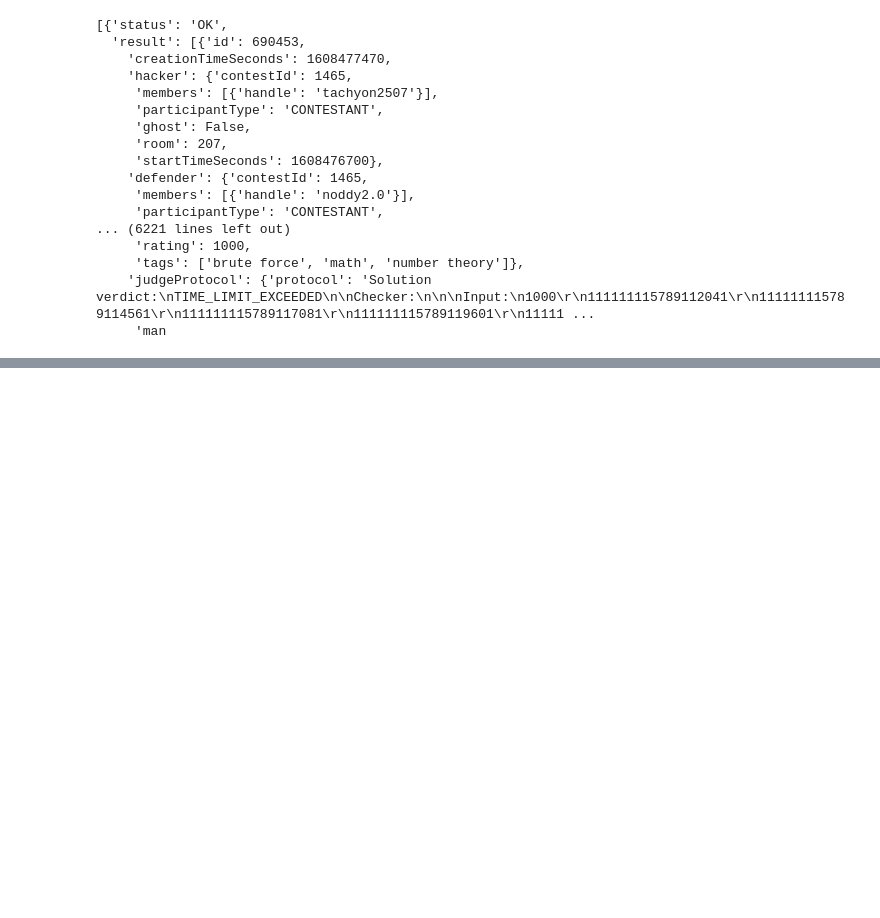
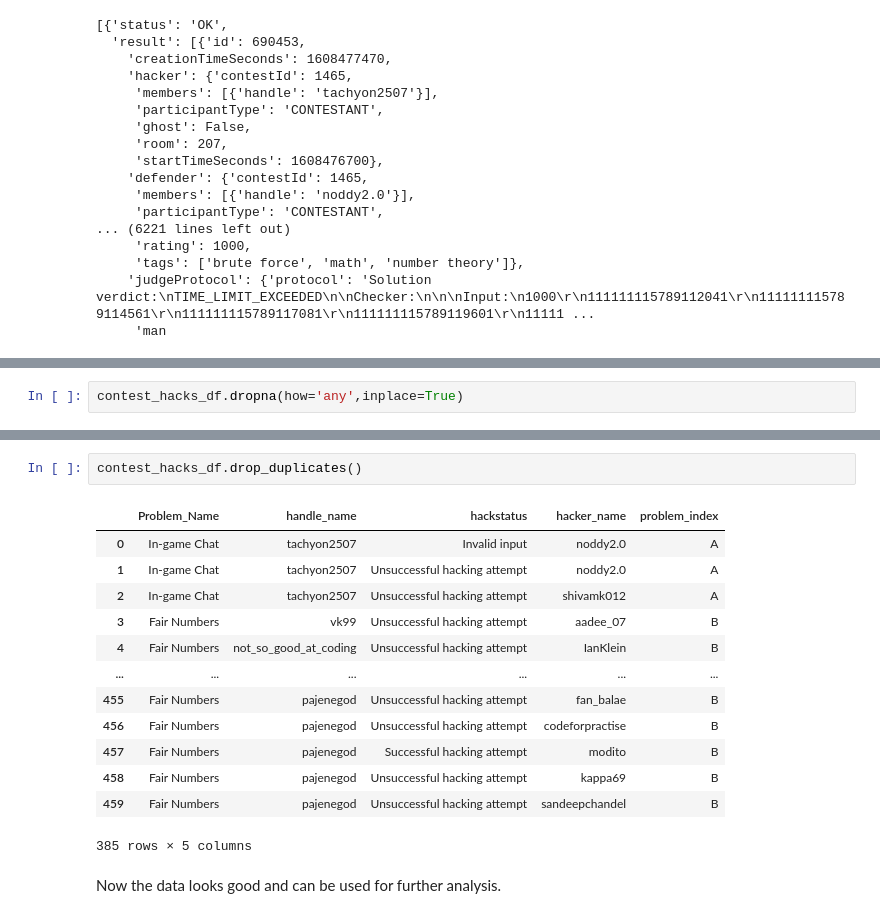
Before and after one commit to Likhitha33/DATA-ANALYSIS, a Jupyter notebook: CodeforcesData.ipynb, the cells around one changed output, grey strips where cells are left out. Drawn from its saved outputs; the diff is of its cells as text; blank space fills up the shorter version.

```diff
--- a/CodeforcesData.ipynb
+++ b/CodeforcesData.ipynb
@@ -410,0 +459,2 @@ for hacker in response:
+# %%
+contest_hacks_df.dropna(how='any',inplace=True)
@@ -410,0 +481,18 @@ for hacker in response:
+# %%
+contest_hacks_df.drop_duplicates()
+# %% [output]
+|  | Problem_Name | handle_name | hackstatus | hacker_name | problem_index |
+| 0 | In-game Chat | tachyon2507 | Invalid input | noddy2.0 | A |
+| 1 | In-game Chat | tachyon2507 | Unsuccessful hacking attempt | noddy2.0 | A |
+| 2 | In-game Chat | tachyon2507 | Unsuccessful hacking attempt | shivamk012 | A |
+| 3 | Fair Numbers | vk99 | Unsuccessful hacking attempt | aadee_07 | B |
+| 4 | Fair Numbers | not_so_good_at_coding | Unsuccessful hacking attempt | IanKlein | B |
+| ... | ... | ... | ... | ... | ... |
+| 455 | Fair Numbers | pajenegod | Unsuccessful hacking attempt | fan_balae | B |
+| 456 | Fair Numbers | pajenegod | Unsuccessful hacking attempt | codeforpractise | B |
+| 457 | Fair Numbers | pajenegod | Successful hacking attempt | modito | B |
+| 458 | Fair Numbers | pajenegod | Unsuccessful hacking attempt | kappa69 | B |
+| 459 | Fair Numbers | pajenegod | Unsuccessful hacking attempt | sandeepchandel | B |
+385 rows × 5 columns
+# %% [markdown]
+Now the data looks good and can be used for further analysis.
```
Also changed, not shown: parts of 14 cells of this notebook.
